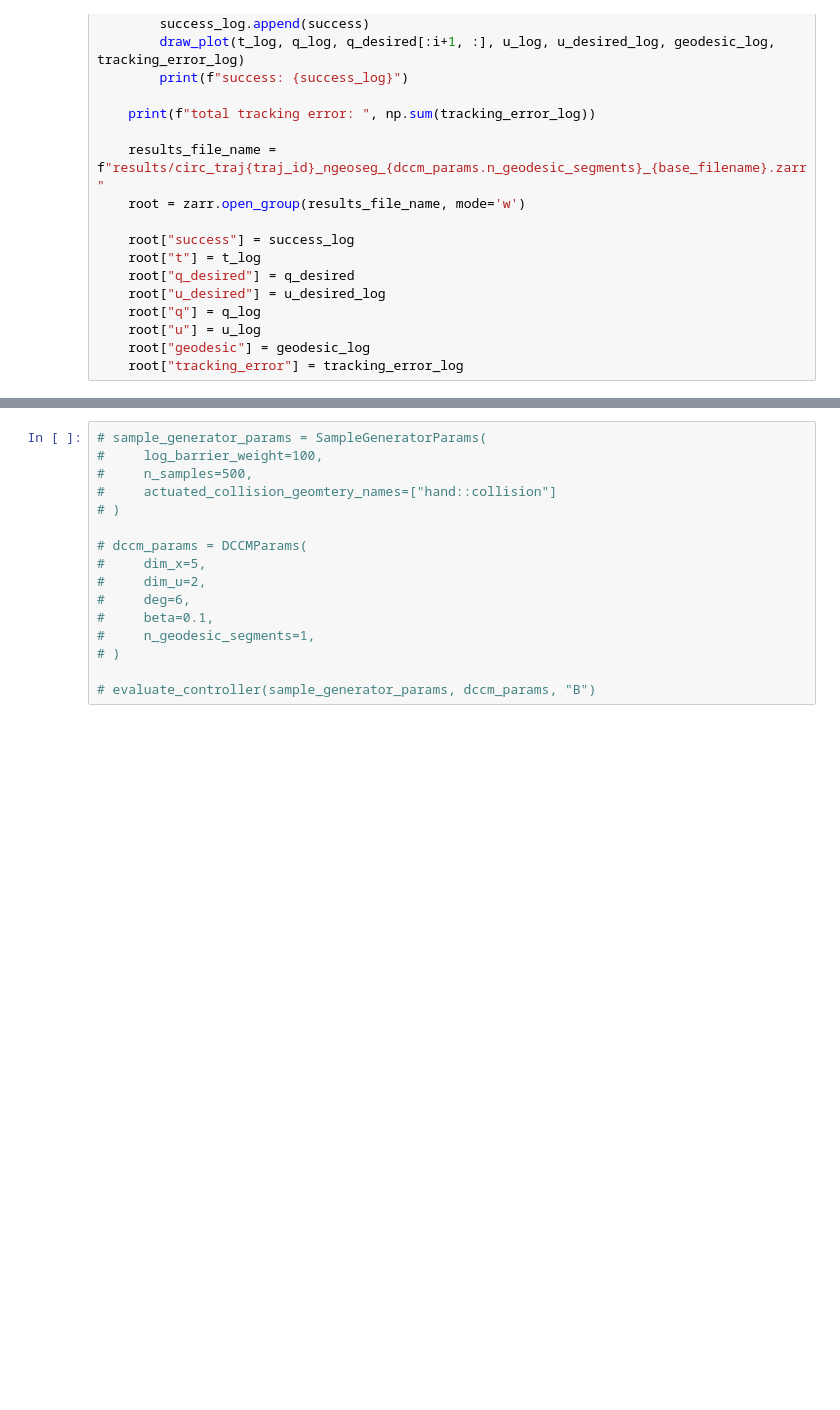
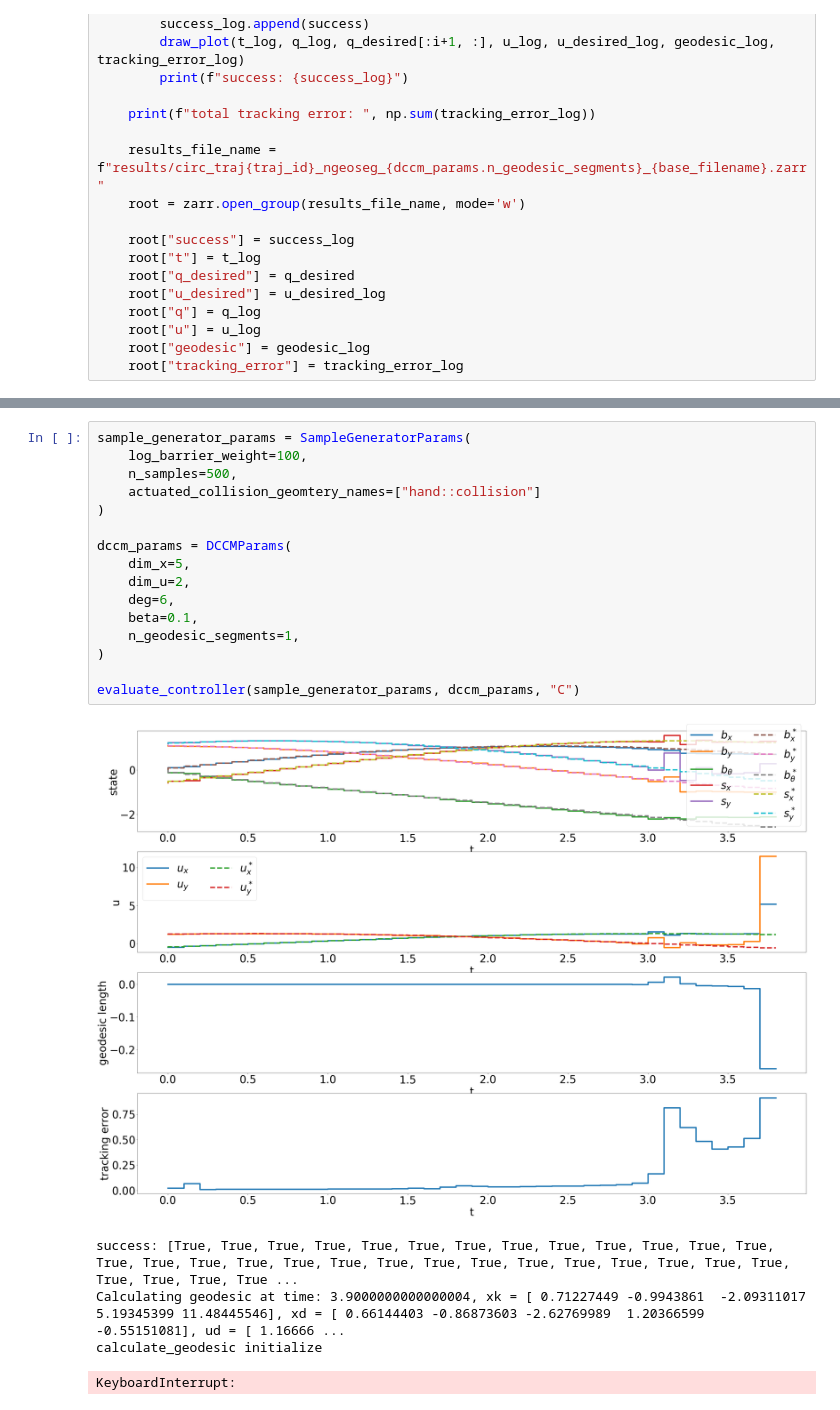
Before and after one commit to shaoyuancc/dccm_quasistatic, a Jupyter notebook: dccm_quasistatic/theory/dccm_evaluator.ipynb, the cells around one changed output, grey strips where cells are left out. Drawn from its saved outputs; the diff is of its cells as text; blank space fills up the shorter version.

```diff
--- a/dccm_quasistatic/theory/dccm_evaluator.ipynb
+++ b/dccm_quasistatic/theory/dccm_evaluator.ipynb
@@ -214,16 +214,22 @@ for n_samples in n_samples_list:
 # %%
-# sample_generator_params = SampleGeneratorParams(
-#     log_barrier_weight=100,
-#     n_samples=500,
-#     actuated_collision_geomtery_names=["hand::collision"]
-# )
+sample_generator_params = SampleGeneratorParams(
+    log_barrier_weight=100,
+    n_samples=500,
+    actuated_collision_geomtery_names=["hand::collision"]
+)
 
-# dccm_params = DCCMParams(
-#     dim_x=5,
-#     dim_u=2,
-#     deg=6,
-#     beta=0.1,
-#     n_geodesic_segments=1,
-# )
+dccm_params = DCCMParams(
+    dim_x=5,
+    dim_u=2,
+    deg=6,
+    beta=0.1,
+    n_geodesic_segments=1,
+)
 
-# evaluate_controller(sample_generator_params, dccm_params, "B")
+evaluate_controller(sample_generator_params, dccm_params, "C")
+# %% [output]
+[figure, added]
+success: [True, True, True, True, True, True, True, True, True, True, True, True, True, True, True, True, True, True, True, True, True, True, True, True, True, True, True, True, True, True, True, True ...
+Calculating geodesic at time: 3.9000000000000004, xk = [ 0.71227449 -0.9943861  -2.09311017  5.19345399 11.48445546], xd = [ 0.66144403 -0.86873603 -2.62769989  1.20366599 -0.55151081], ud = [ 1.16666 ...
+calculate_geodesic initialize
+KeyboardInterrupt:
```
Also changed, not shown: parts of 1 cell of this notebook, 42 other files.
